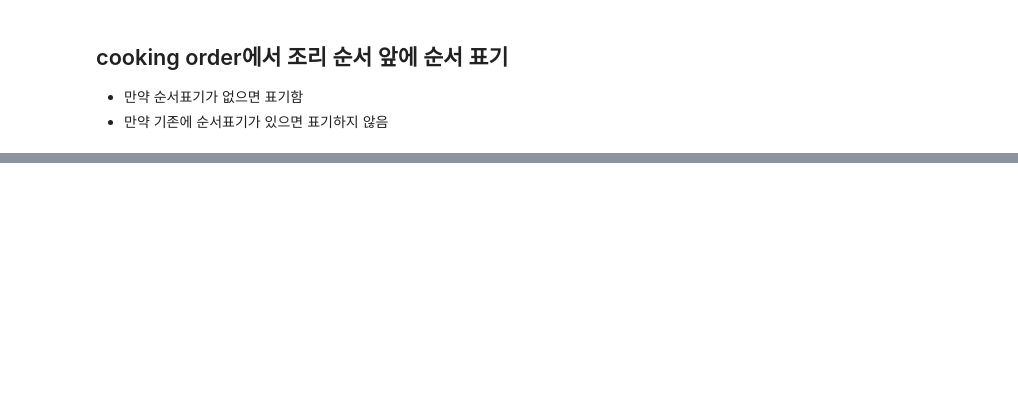
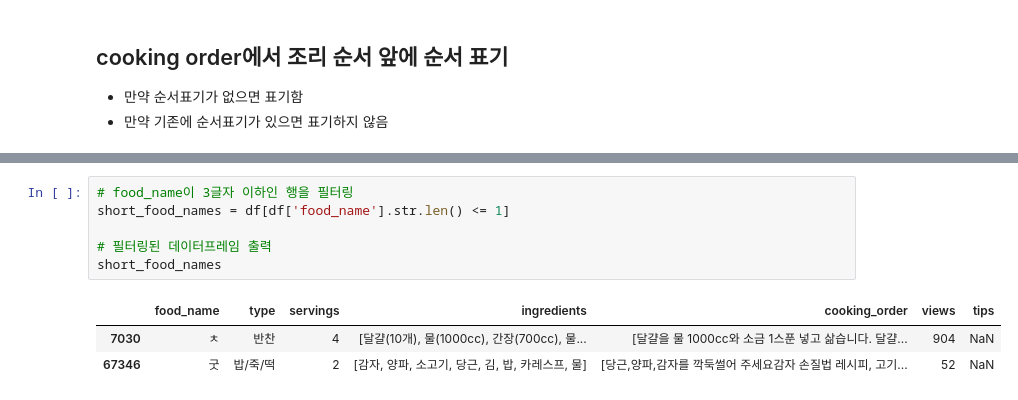
Before and after one commit to tasty-savings/ts-ai, a Jupyter notebook: data/analysis/10000_change.ipynb, the cells around one changed output, grey strips where cells are left out. Drawn from its saved outputs; the diff is of its cells as text; blank space fills up the shorter version.

```diff
--- a/data/analysis/10000_change.ipynb
+++ b/data/analysis/10000_change.ipynb
@@ -297,0 +885,10 @@ df[230:250]
+# %%
+# food_name이 3글자 이하인 행을 필터링
+short_food_names = df[df['food_name'].str.len() <= 1]
+
+# 필터링된 데이터프레임 출력
+short_food_names
+# %% [output]
+|  | food_name | type | servings | ingredients | cooking_order | views | tips |
+| 7030 | ㅊ | 반찬 | 4 | [달걀(10개), 물(1000cc), 간장(700cc), 물... | [달걀을 물 1000cc와 소금 1스푼 넣고 삶습니다. 달걀... | 904 | NaN |
+| 67346 | 굿 | 밥/죽/떡 | 2 | [감자, 양파, 소고기, 당근, 김, 밥, 카레스프, 물] | [당근,양파,감자를 깍둑썰어 주세요감자 손질법 레시피, 고기... | 52 | NaN |
```
Also changed, not shown: parts of 59 cells of this notebook.
